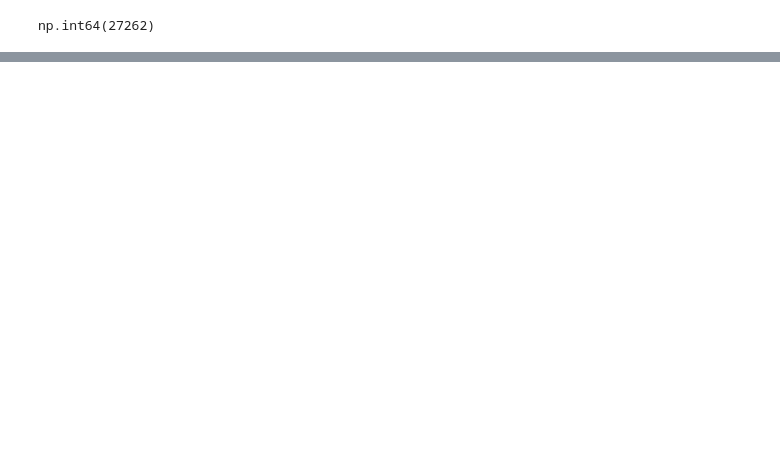
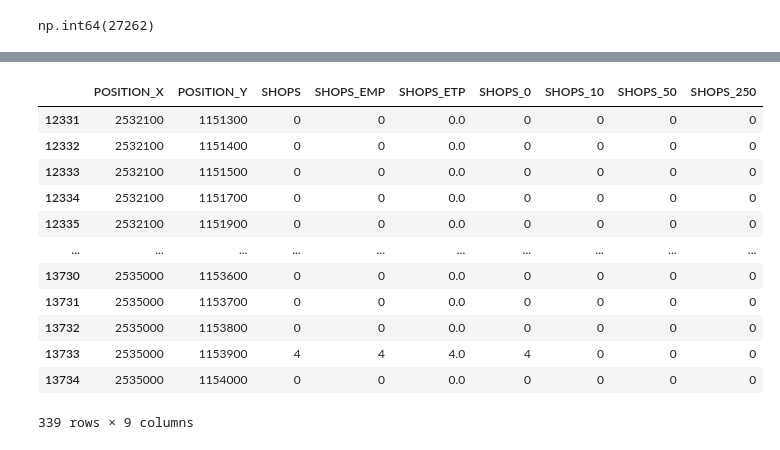
Before and after one commit to merlebleue/DRONES-AND-BUS, a Jupyter notebook: test.ipynb, the cells around one changed output, grey strips where cells are left out. Saved outputs shown, nothing was run; the diff lists cells and outputs as text; code cells hidden in the pictures; blank space fills up the shorter version.

```diff
--- a/test.ipynb
+++ b/test.ipynb
@@ -84,0 +118,17 @@ plt.scatter(pop_demand2[:, 0], pop_demand2[:, 1], alpha=0.5)
+# %%
+entreprises = STATENT(epfl)
+entreprises.df
+# %% [output]
+|  | POSITION_X | POSITION_Y | SHOPS | SHOPS_EMP | SHOPS_ETP | SHOPS_0 | SHOPS_10 | SHOPS_50 | SHOPS_250 |
+| 12331 | 2532100 | 1151300 | 0 | 0 | 0.0 | 0 | 0 | 0 | 0 |
+| 12332 | 2532100 | 1151400 | 0 | 0 | 0.0 | 0 | 0 | 0 | 0 |
+| 12333 | 2532100 | 1151500 | 0 | 0 | 0.0 | 0 | 0 | 0 | 0 |
+| 12334 | 2532100 | 1151700 | 0 | 0 | 0.0 | 0 | 0 | 0 | 0 |
+| 12335 | 2532100 | 1151900 | 0 | 0 | 0.0 | 0 | 0 | 0 | 0 |
+| ... | ... | ... | ... | ... | ... | ... | ... | ... | ... |
+| 13730 | 2535000 | 1153600 | 0 | 0 | 0.0 | 0 | 0 | 0 | 0 |
+| 13731 | 2535000 | 1153700 | 0 | 0 | 0.0 | 0 | 0 | 0 | 0 |
+| 13732 | 2535000 | 1153800 | 0 | 0 | 0.0 | 0 | 0 | 0 | 0 |
+| 13733 | 2535000 | 1153900 | 4 | 4 | 4.0 | 4 | 0 | 0 | 0 |
+| 13734 | 2535000 | 1154000 | 0 | 0 | 0.0 | 0 | 0 | 0 | 0 |
+339 rows × 9 columns
```
Also changed, not shown: parts of 11 cells of this notebook, 2 other files.
